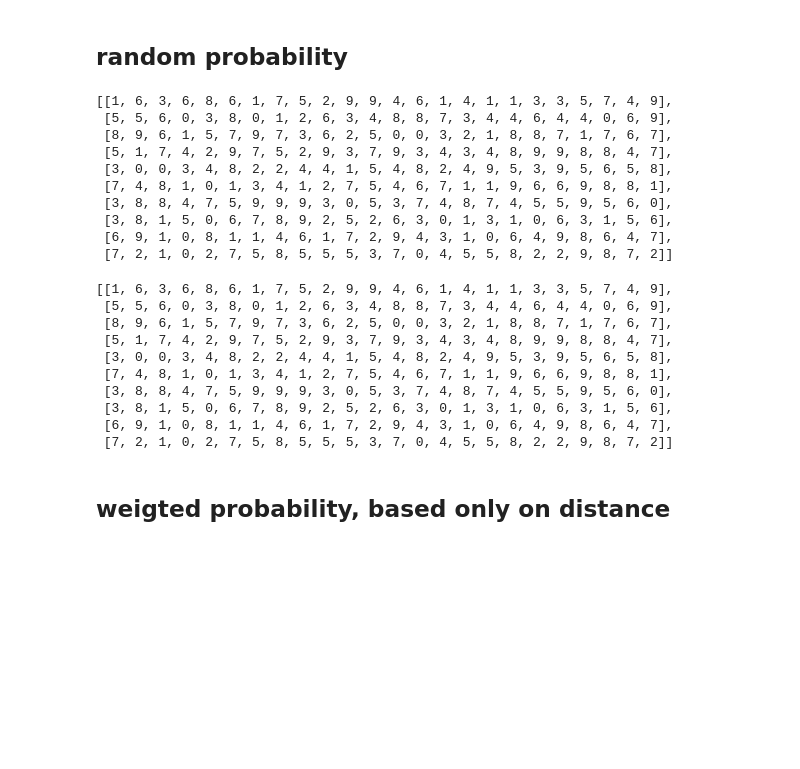
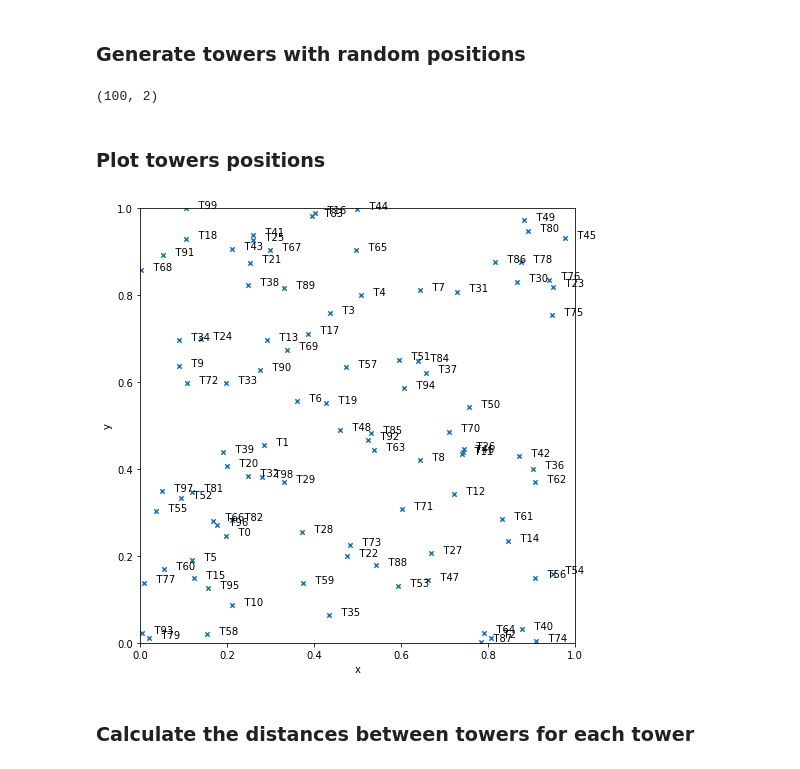
Before and after one commit to leopiney/tscf, a Jupyter notebook: trace_simulator.ipynb, the cells around one changed output. Cells and saved outputs as stored; diff of their text form; code cells hidden in the pictures; blank space fills up the shorter version.

Commit message:
Added plots and weighted probabilities based on distances

```diff
--- a/trace_simulator.ipynb
+++ b/trace_simulator.ipynb
@@ -31,0 +18,15 @@ for _ in range(NUMBER_OF_TOWERS):
+# %%
+NUMBER_OF_TOWERS = 100
+NUMBER_OF_USERS = 1000
+CYCLES = 24
+
+#
+# The probability of jumping to another tower with its
+# distance is within one of these percentiles
+#
+PERCENTILES_PROB = [
+    (0.05, 0.75),
+    (0.15, 0.125),
+    (0.30, 0.09375),
+    (1.00, 0.03125),
+]
@@ -32 +103,23 @@ for _ in range(NUMBER_OF_TOWERS):
+# %% [markdown]
+### Generate towers with random positions
+# %%
+towers = np.random.rand(NUMBER_OF_TOWERS, 2)
+# %%
+towers.shape
+# %% [output]
+(100, 2)
+# %% [markdown]
+### Plot towers positions
+# %%
+df_towers = pd.DataFrame(towers, columns=['x', 'y'])
+ax = df_towers.plot.scatter(x='x', y='y', ylim=(0,1), xlim=(0, 1), figsize=(8, 8), marker='x')
+
+for i in range(len(towers)):
+    ax.annotate(f'    T{i}', (df_towers.iloc[i].x, df_towers.iloc[i].y))
+
+plt.gca().set_aspect('equal', adjustable='box')
+# %% [output]
+[figure, added]
+# %% [markdown]
+### Calculate the distances between towers for each tower
 # %%
@@ -34,32 +128,0 @@ distances = [[distance(towers[i], towers[j]) for j in range(NUMBER_OF_TOWERS)] f
-# %% [markdown]
-## random probability
-# %%
-random_traces = [get_random_trace() for _ in range(NUMBER_OF_USERS)]
-agregated_data = agregate_data(random_traces)
-random_traces
-# %% [output]
-[[1, 6, 3, 6, 8, 6, 1, 7, 5, 2, 9, 9, 4, 6, 1, 4, 1, 1, 3, 3, 5, 7, 4, 9],
- [5, 5, 6, 0, 3, 8, 0, 1, 2, 6, 3, 4, 8, 8, 7, 3, 4, 4, 6, 4, 4, 0, 6, 9],
- [8, 9, 6, 1, 5, 7, 9, 7, 3, 6, 2, 5, 0, 0, 3, 2, 1, 8, 8, 7, 1, 7, 6, 7],
- [5, 1, 7, 4, 2, 9, 7, 5, 2, 9, 3, 7, 9, 3, 4, 3, 4, 8, 9, 9, 8, 8, 4, 7],
- [3, 0, 0, 3, 4, 8, 2, 2, 4, 4, 1, 5, 4, 8, 2, 4, 9, 5, 3, 9, 5, 6, 5, 8],
- [7, 4, 8, 1, 0, 1, 3, 4, 1, 2, 7, 5, 4, 6, 7, 1, 1, 9, 6, 6, 9, 8, 8, 1],
- [3, 8, 8, 4, 7, 5, 9, 9, 9, 3, 0, 5, 3, 7, 4, 8, 7, 4, 5, 5, 9, 5, 6, 0],
- [3, 8, 1, 5, 0, 6, 7, 8, 9, 2, 5, 2, 6, 3, 0, 1, 3, 1, 0, 6, 3, 1, 5, 6],
- [6, 9, 1, 0, 8, 1, 1, 4, 6, 1, 7, 2, 9, 4, 3, 1, 0, 6, 4, 9, 8, 6, 4, 7],
- [7, 2, 1, 0, 2, 7, 5, 8, 5, 5, 5, 3, 7, 0, 4, 5, 5, 8, 2, 2, 9, 8, 7, 2]]
-# %%
-agregated_data
-# %% [output]
-[[1, 6, 3, 6, 8, 6, 1, 7, 5, 2, 9, 9, 4, 6, 1, 4, 1, 1, 3, 3, 5, 7, 4, 9],
- [5, 5, 6, 0, 3, 8, 0, 1, 2, 6, 3, 4, 8, 8, 7, 3, 4, 4, 6, 4, 4, 0, 6, 9],
- [8, 9, 6, 1, 5, 7, 9, 7, 3, 6, 2, 5, 0, 0, 3, 2, 1, 8, 8, 7, 1, 7, 6, 7],
- [5, 1, 7, 4, 2, 9, 7, 5, 2, 9, 3, 7, 9, 3, 4, 3, 4, 8, 9, 9, 8, 8, 4, 7],
- [3, 0, 0, 3, 4, 8, 2, 2, 4, 4, 1, 5, 4, 8, 2, 4, 9, 5, 3, 9, 5, 6, 5, 8],
- [7, 4, 8, 1, 0, 1, 3, 4, 1, 2, 7, 5, 4, 6, 7, 1, 1, 9, 6, 6, 9, 8, 8, 1],
- [3, 8, 8, 4, 7, 5, 9, 9, 9, 3, 0, 5, 3, 7, 4, 8, 7, 4, 5, 5, 9, 5, 6, 0],
- [3, 8, 1, 5, 0, 6, 7, 8, 9, 2, 5, 2, 6, 3, 0, 1, 3, 1, 0, 6, 3, 1, 5, 6],
- [6, 9, 1, 0, 8, 1, 1, 4, 6, 1, 7, 2, 9, 4, 3, 1, 0, 6, 4, 9, 8, 6, 4, 7],
- [7, 2, 1, 0, 2, 7, 5, 8, 5, 5, 5, 3, 7, 0, 4, 5, 5, 8, 2, 2, 9, 8, 7, 2]]
-# %% [markdown]
-## weigted probability, based only on distance
```
Also changed, not shown: parts of 23 cells of this notebook.
